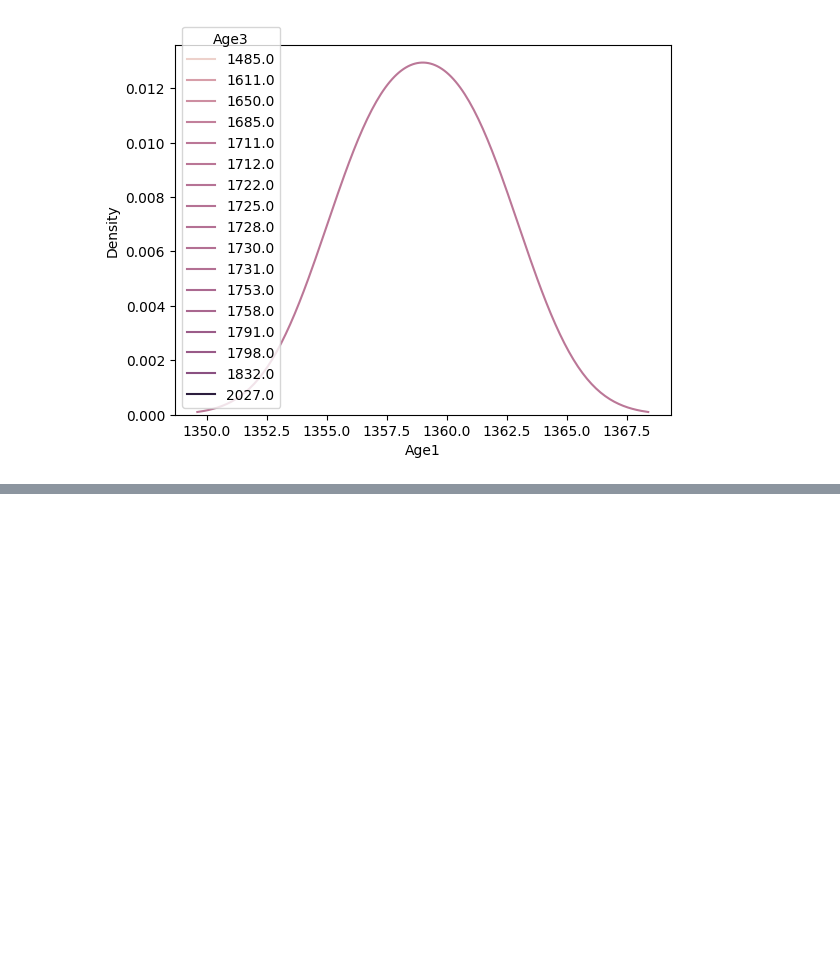
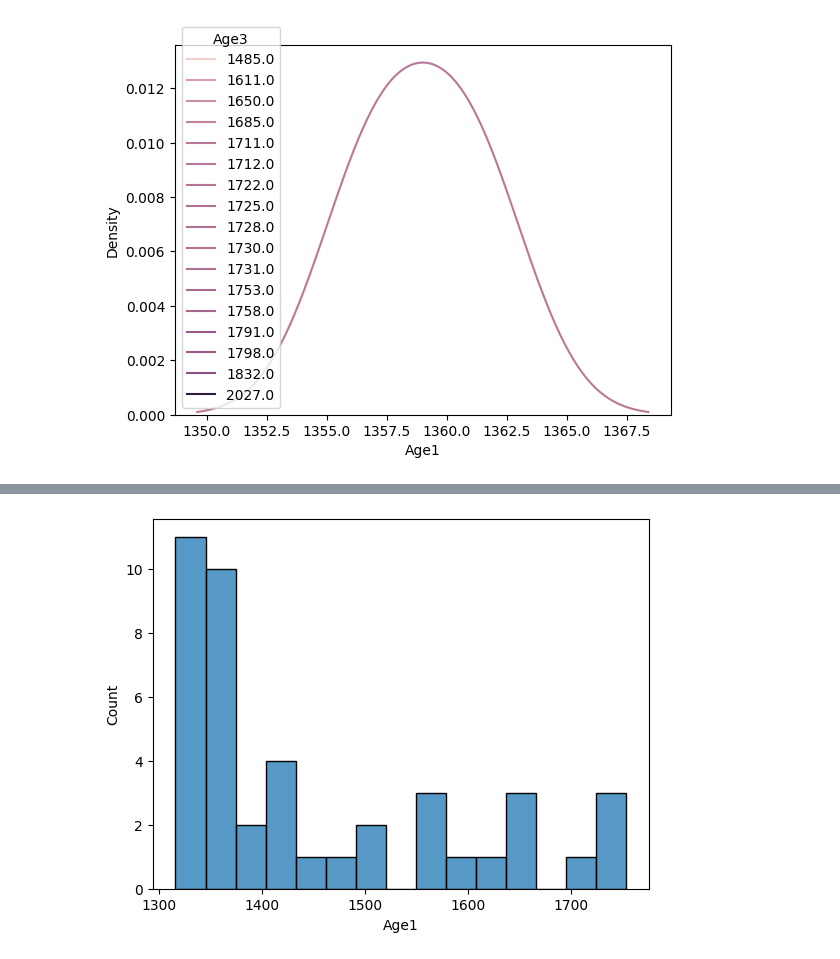
Before and after one commit to Neersha/Machine-learning, a Jupyter notebook: REE_PCA.ipynb, the cells around one changed output, grey strips where cells are left out. Cells and saved outputs as stored; diff of their text form; code cells hidden in the pictures; blank space fills up the shorter version.

```diff
--- a/REE_PCA.ipynb
+++ b/REE_PCA.ipynb
@@ -213,0 +242,5 @@ sns.kdeplot(data=mart,x='Age1',hue='Age3')
+# %%
+sns.histplot(mart,x='Age1', binwidth=30)
+plt.show()
+# %% [output]
+[figure, added]
```
Also changed, not shown: parts of 15 cells of this notebook.
